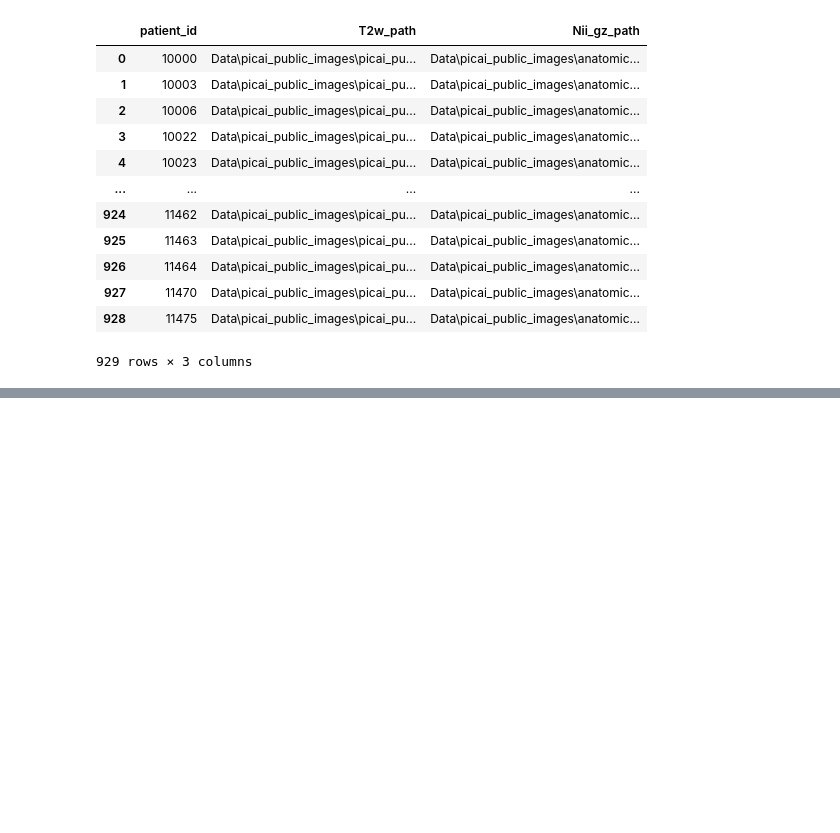
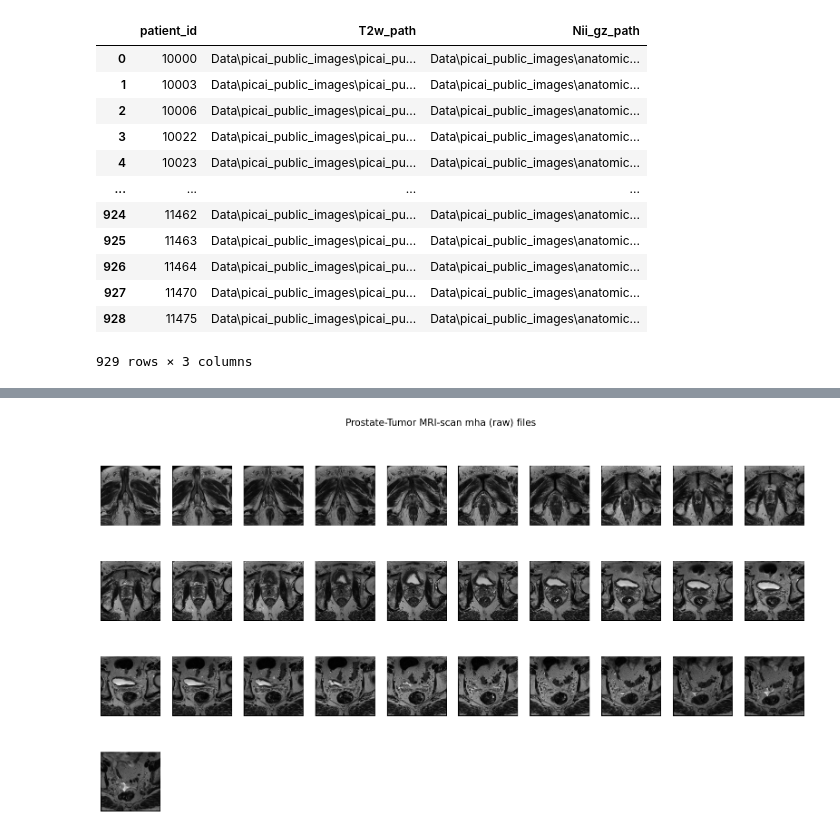
Before and after one commit to GitLars0/picai_bachelor, a Jupyter notebook: Code/filtering.ipynb, the cells around one changed output, grey strips where cells are left out. Cells and saved outputs as stored; diff of their text form; code cells hidden in the pictures; blank space fills up the shorter version.

```diff
--- a/Code/filtering.ipynb
+++ b/Code/filtering.ipynb
@@ -120,0 +191,26 @@ df_path_merged
+# %%
+file_path = r"Data\picai_public_images\picai_public_images_fold0\10000\10000_1000000_t2w.mha"
+image = sitk.ReadImage(file_path)
+image_data = sitk.GetArrayFromImage(image)
+
+if image_data.max() > 0:
+    image_data = image_data / image_data.max()
+
+num_slices = image_data.shape[0]
+
+cols = 10
+rows = int(np.ceil(num_slices / cols))
+
+plt.figure(figsize=(20, rows * 2.5))
+plt.gray()
+plt.subplots_adjust(hspace=0.5)
+
+for i in range(num_slices):
+    plt.subplot(rows, cols, i + 1)
+    plt.imshow(image_data[i], cmap='gray')
+    plt.axis('off')
+
+plt.suptitle('Prostate-Tumor MRI-scan mha (raw) files', size=15)
+plt.show()
+# %% [output]
+[figure, added]
```
Also changed, not shown: parts of 3 cells of this notebook.
